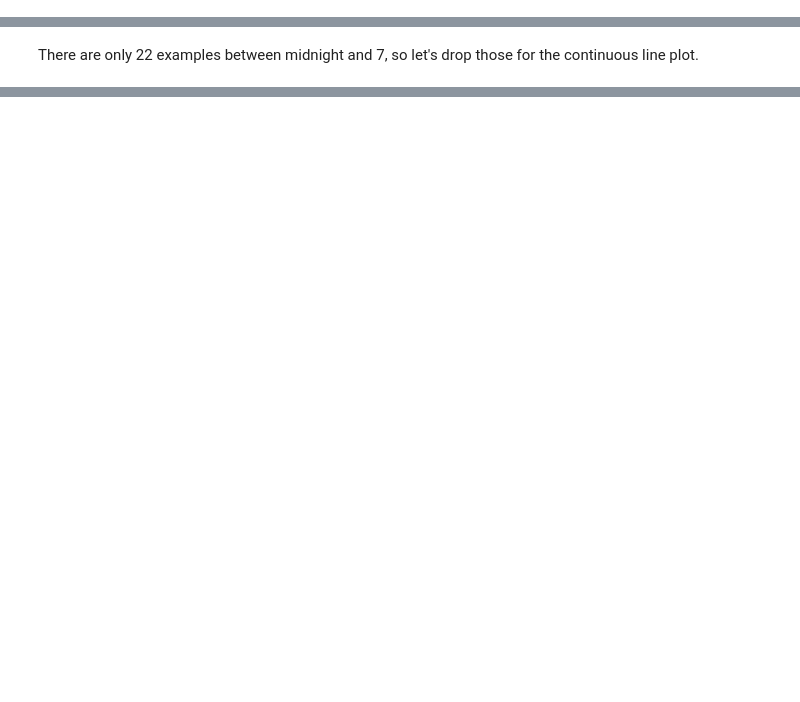
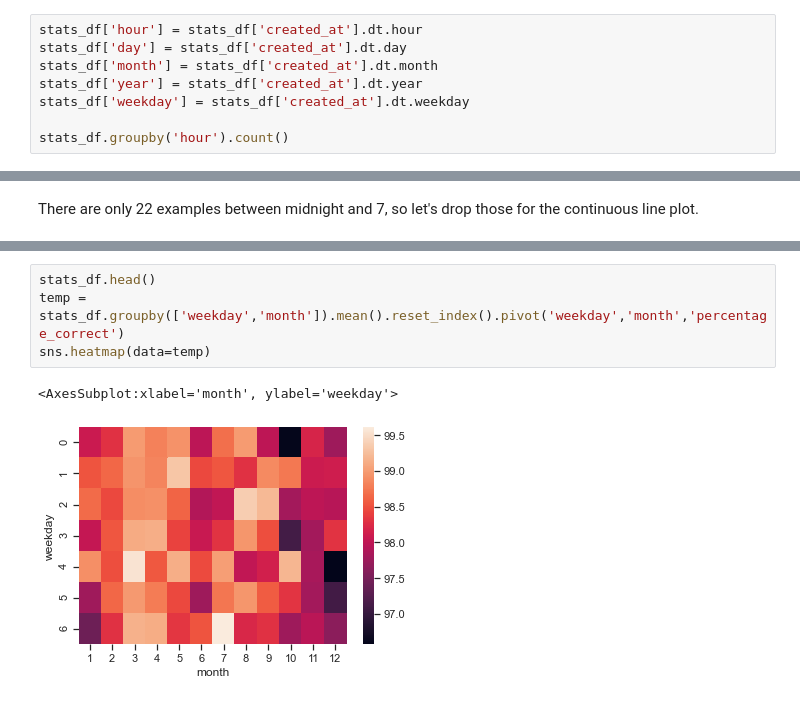
Before and after one commit to addRogers/kanji-analysis, a Jupyter notebook: kanji_analysis.ipynb, the cells around one changed output, grey strips where cells are left out. Cells and saved outputs as stored; diff of their text form; blank space fills up the shorter version.

```diff
--- a/kanji_analysis.ipynb
+++ b/kanji_analysis.ipynb
@@ -90,0 +72,8 @@ stats_by_hour.groupby('hour').count()
+# %%
+stats_df['hour'] = stats_df['created_at'].dt.hour
+stats_df['day'] = stats_df['created_at'].dt.day
+stats_df['month'] = stats_df['created_at'].dt.month
+stats_df['year'] = stats_df['created_at'].dt.year
+stats_df['weekday'] = stats_df['created_at'].dt.weekday
+
+stats_df.groupby('hour').count()
@@ -107,3 +115,10 @@ p.map(sns.distplot, 'hour', rug=True, hist=False)
 <seaborn.axisgrid.FacetGrid at 0x...>
 [figure]
 [figure]
+# %%
+stats_df.head()
+temp = stats_df.groupby(['weekday','month']).mean().reset_index().pivot('weekday','month','percentage_correct')
+sns.heatmap(data=temp)
+# %% [output]
+<AxesSubplot:xlabel='month', ylabel='weekday'>
+[figure, added]
```
Also changed, not shown: parts of 6 cells of this notebook, 1 other file.
